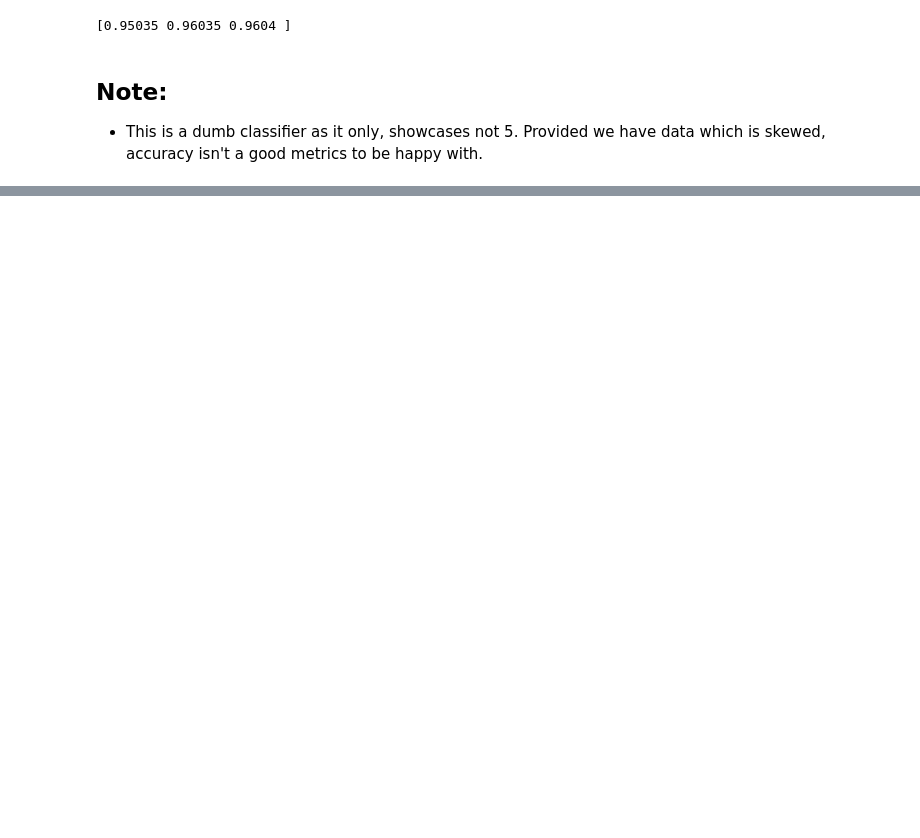
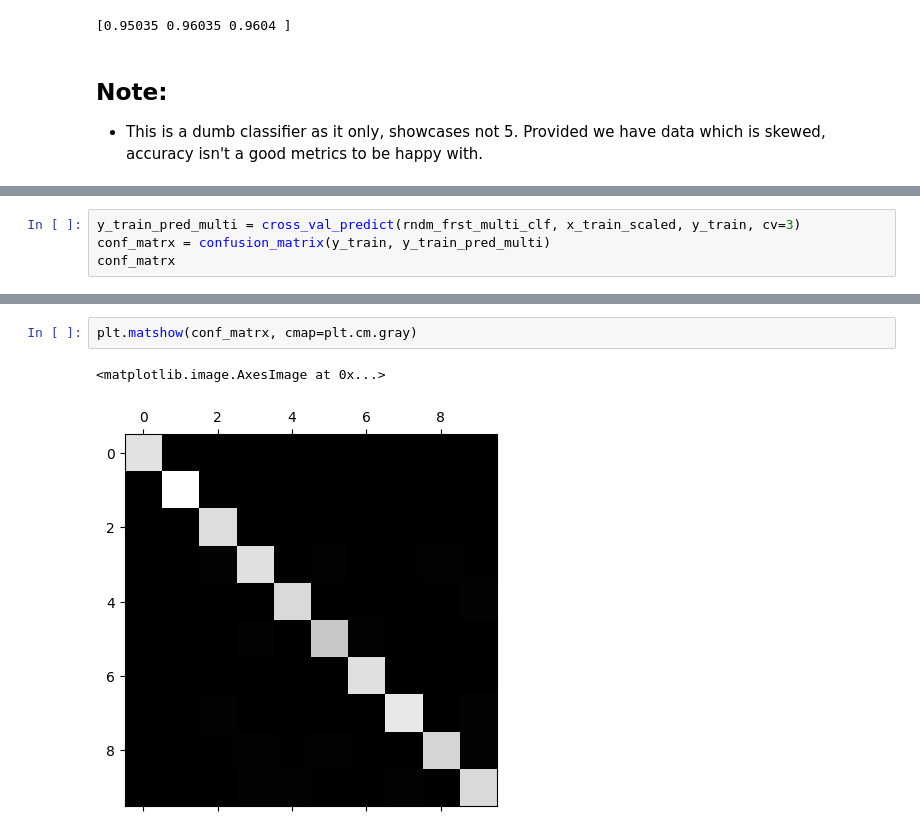
Before and after one commit to rishi-wqd190004/review_data_science_2025, a Jupyter notebook: ml/03_classification/01.1_classification.ipynb, the cells around one changed output, grey strips where cells are left out. Cells and saved outputs as stored; diff of their text form; blank space fills up the shorter version.

```diff
--- a/ml/03_classification/01.1_classification.ipynb
+++ b/ml/03_classification/01.1_classification.ipynb
@@ -128,0 +178,4 @@ plt.show()
+# %%
+y_train_pred_multi = cross_val_predict(rndm_frst_multi_clf, x_train_scaled, y_train, cv=3)
+conf_matrx = confusion_matrix(y_train, y_train_pred_multi)
+conf_matrx
@@ -128,0 +193,5 @@ plt.show()
+# %%
+plt.matshow(conf_matrx, cmap=plt.cm.gray)
+# %% [output]
+<matplotlib.image.AxesImage at 0x...>
+[figure, added]
```
Also changed, not shown: parts of 26 cells of this notebook.
